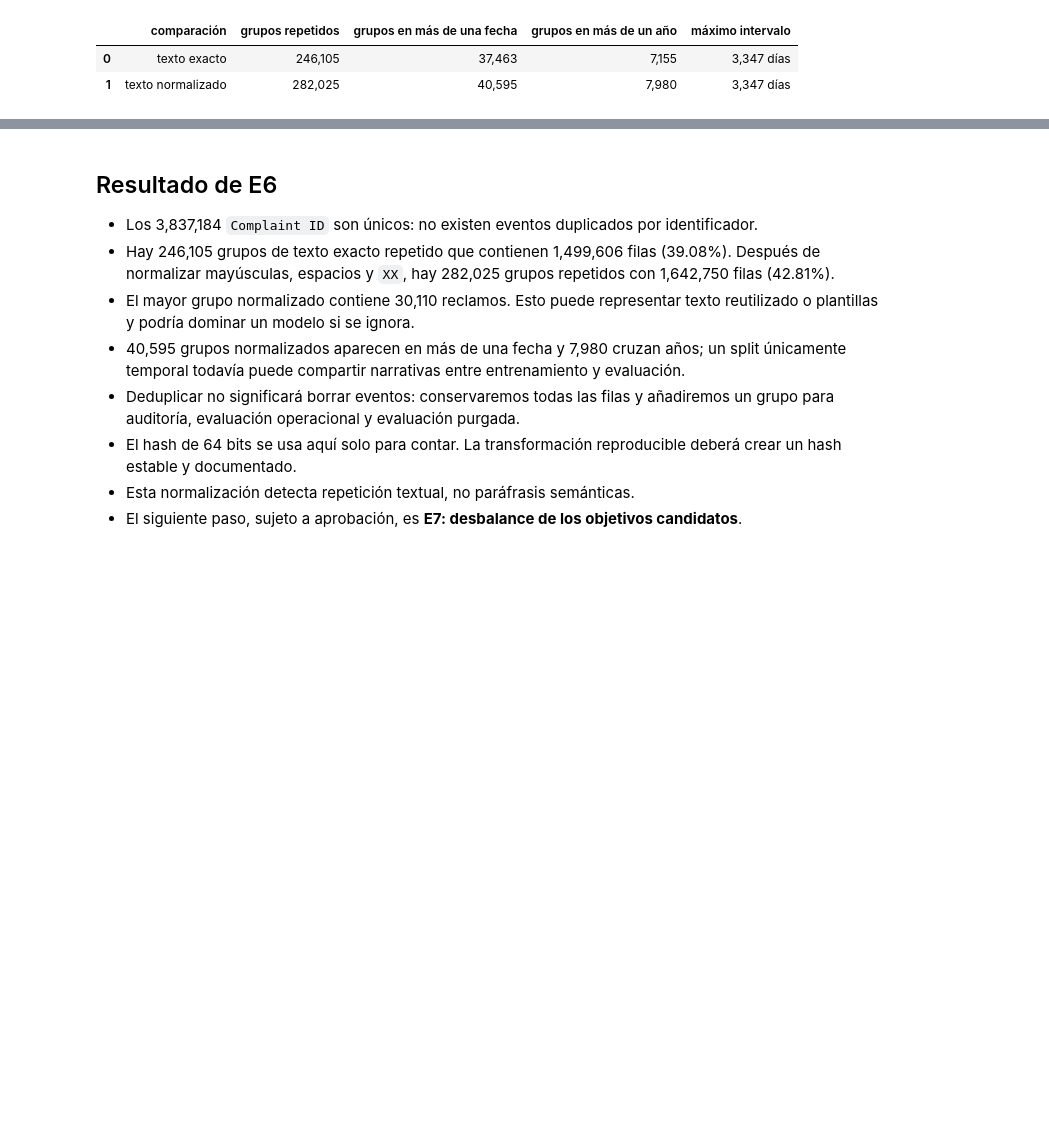
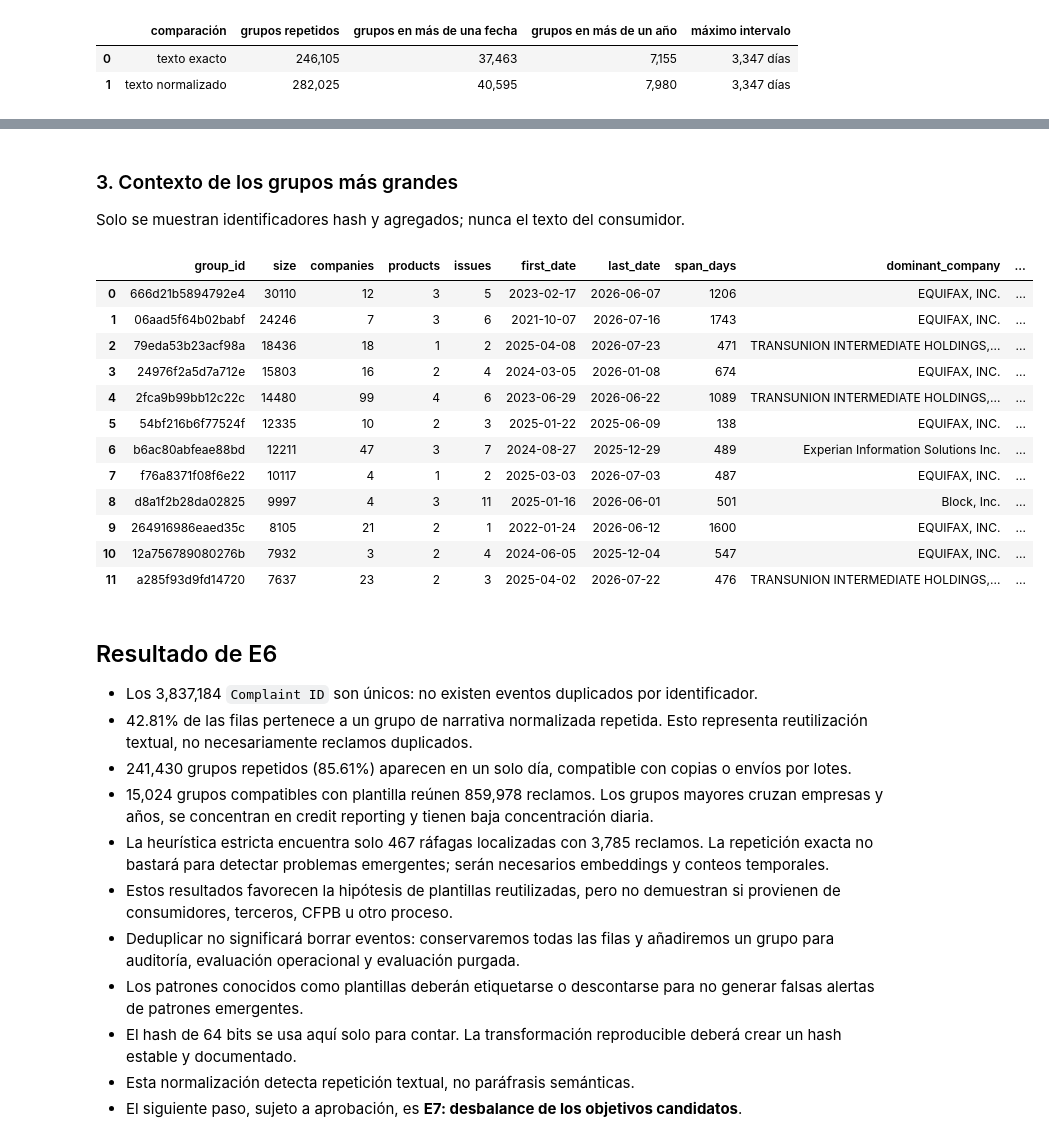
Before and after one commit to Codenid/capstone-claims-triage, a Jupyter notebook: notebooks/01_eda.ipynb, the cells around one changed output, grey strips where cells are left out. Saved outputs shown, nothing was run; the diff lists cells and outputs as text; code cells hidden in the pictures; blank space fills up the shorter version.

Commit message:
Profile repeated narrative groups

```diff
--- a/notebooks/01_eda.ipynb
+++ b/notebooks/01_eda.ipynb
@@ -1044,0 +1068,24 @@ display(temporal_table)
+# %%
+group_profile = context.groupby("hash").agg(
+    size=("hash", "size"),
+    companies=("Company", "nunique"),
+    products=("Product", "nunique"),
+    issues=("Issue", "nunique"),
+    first_date=("date", "min"),
+    last_date=("date", "max"),
+)
+group_profile["span_days"] = (group_profile["last_date"] - group_profile["first_date"]).dt.days
+
+for column, prefix in [("Company", "company"), ("Product", "product"), ("Issue", "issue")]:
+    counts = context.groupby(["hash", column]).size().rename("count").reset_index()
+    dominant = (
+        counts.sort_values(["hash", "count"], ascending=[True, False])
+        .drop_duplicates("hash")
+        .set_index("hash")
+    )
+    group_profile[f"dominant_{prefix}"] = dominant[column]
+    group_profile[f"{prefix}_share"] = dominant["count"] / group_profile["size"]
+
+daily_counts = context.groupby(["hash", "date"]).size()
+group_profile["largest_day_share"] = daily_counts.groupby("hash").max() / group_profile["size"]
+group_profile.shape
@@ -1045,11 +1134,43 @@ display(temporal_table)
+# %% [markdown]
+### 3. Contexto de los grupos más grandes
+
+Solo se muestran identificadores hash y agregados; nunca el texto del consumidor.
+# %%
+largest_groups = group_profile.nlargest(12, "size").reset_index()
+largest_groups["group_id"] = largest_groups["hash"].map(lambda value: f"{value:016x}")
+largest_groups["company_share"] = largest_groups["company_share"].map("{:.1%}".format)
+largest_groups["largest_day_share"] = largest_groups["largest_day_share"].map("{:.1%}".format)
+display(largest_groups[[
+    "group_id", "size", "companies", "products", "issues",
+    "first_date", "last_date", "span_days",
+    "dominant_company", "company_share", "dominant_product",
+    "largest_day_share",
+]])
+# %% [output]
+|  | group_id | size | companies | products | issues | first_date | last_date | span_days | dominant_company | ... |
+| 0 | 666d21b5894792e4 | 30110 | 12 | 3 | 5 | 2023-02-17 | 2026-06-07 | 1206 | EQUIFAX, INC. | ... |
+| 1 | 06aad5f64b02babf | 24246 | 7 | 3 | 6 | 2021-10-07 | 2026-07-16 | 1743 | EQUIFAX, INC. | ... |
+| 2 | 79eda53b23acf98a | 18436 | 18 | 1 | 2 | 2025-04-08 | 2026-07-23 | 471 | TRANSUNION INTERMEDIATE HOLDINGS,... | ... |
+| 3 | 24976f2a5d7a712e | 15803 | 16 | 2 | 4 | 2024-03-05 | 2026-01-08 | 674 | EQUIFAX, INC. | ... |
+| 4 | 2fca9b99bb12c22c | 14480 | 99 | 4 | 6 | 2023-06-29 | 2026-06-22 | 1089 | TRANSUNION INTERMEDIATE HOLDINGS,... | ... |
+| 5 | 54bf216b6f77524f | 12335 | 10 | 2 | 3 | 2025-01-22 | 2025-06-09 | 138 | EQUIFAX, INC. | ... |
+| 6 | b6ac80abfeae88bd | 12211 | 47 | 3 | 7 | 2024-08-27 | 2025-12-29 | 489 | Experian Information Solutions Inc. | ... |
+| 7 | f76a8371f08f6e22 | 10117 | 4 | 1 | 2 | 2025-03-03 | 2026-07-03 | 487 | EQUIFAX, INC. | ... |
+| 8 | d8a1f2b28da02825 | 9997 | 4 | 3 | 11 | 2025-01-16 | 2026-06-01 | 501 | Block, Inc. | ... |
+| 9 | 264916986eaed35c | 8105 | 21 | 2 | 1 | 2022-01-24 | 2026-06-12 | 1600 | EQUIFAX, INC. | ... |
+| 10 | 12a756789080276b | 7932 | 3 | 2 | 4 | 2024-06-05 | 2025-12-04 | 547 | EQUIFAX, INC. | ... |
+| 11 | a285f93d9fd14720 | 7637 | 23 | 2 | 3 | 2025-04-02 | 2026-07-22 | 476 | TRANSUNION INTERMEDIATE HOLDINGS,... | ... |
 # %% [markdown]
 ## Resultado de E6
 
 - Los 3,837,184 `Complaint ID` son únicos: no existen eventos duplicados por identificador.
-- Hay 246,105 grupos de texto exacto repetido que contienen 1,499,606 filas (39.08%). Después de normalizar mayúsculas, espacios y `XX`, hay 282,025 grupos repetidos con 1,642,750 filas (42.81%).
-- El mayor grupo normalizado contiene 30,110 reclamos. Esto puede representar texto reutilizado o plantillas y podría dominar un modelo si se ignora.
-- 40,595 grupos normalizados aparecen en más de una fecha y 7,980 cruzan años; un split únicamente temporal todavía puede compartir narrativas entre entrenamiento y evaluación.
+- 42.81% de las filas pertenece a un grupo de narrativa normalizada repetida. Esto representa reutilización textual, no necesariamente reclamos duplicados.
+- 241,430 grupos repetidos (85.61%) aparecen en un solo día, compatible con copias o envíos por lotes.
+- 15,024 grupos compatibles con plantilla reúnen 859,978 reclamos. Los grupos mayores cruzan empresas y años, se concentran en credit reporting y tienen baja concentración diaria.
+- La heurística estricta encuentra solo 467 ráfagas localizadas con 3,785 reclamos. La repetición exacta no bastará para detectar problemas emergentes; serán necesarios embeddings y conteos temporales.
+- Estos resultados favorecen la hipótesis de plantillas reutilizadas, pero no demuestran si provienen de consumidores, terceros, CFPB u otro proceso.
 - Deduplicar no significará borrar eventos: conservaremos todas las filas y añadiremos un grupo para auditoría, evaluación operacional y evaluación purgada.
+- Los patrones conocidos como plantillas deberán etiquetarse o descontarse para no generar falsas alertas de patrones emergentes.
 - El hash de 64 bits se usa aquí solo para contar. La transformación reproducible deberá crear un hash estable y documentado.
 - Esta normalización detecta repetición textual, no paráfrasis semánticas.
 - El siguiente paso, sujeto a aprobación, es **E7: desbalance de los objetivos candidatos**.
```
Also changed, not shown: parts of 6 cells of this notebook.
